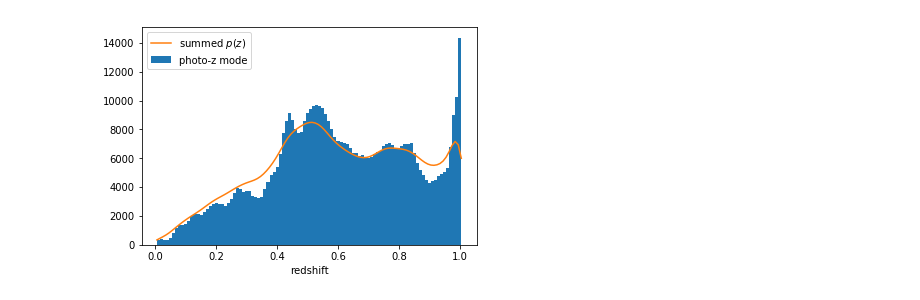
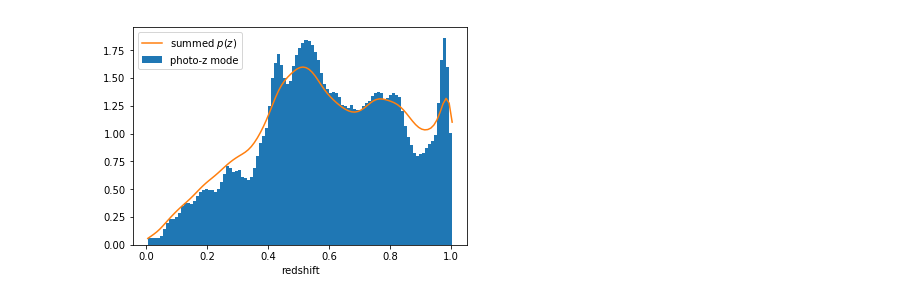
Before and after one commit to LSSTDESC/DC2-LSS, a Jupyter notebook: select_sample_pz.ipynb, the cells around one changed output. Drawn from its saved outputs; the diff is of its cells as text; code cells hidden in the pictures.

```diff
--- a/select_sample_pz.ipynb
+++ b/select_sample_pz.ipynb
@@ -9,0 +77,8 @@ import matplotlib.pyplot as plt
+# %%
+# pz distribution of the data cut
+def plot_pz(data_cut, bin_centers):
+    sumpdf = np.sum(data_cut['photoz_pdf'], axis=0)
+    plt.hist(data_cut['photoz_mode'], len(bin_centers), density=True, label="photo-z mode");
+    plt.plot(bin_centers, sumpdf/np.sum(sumpdf)*len(bin_centers), label="summed $p(z)$");
+    plt.xlabel("redshift");
+    plt.legend(loc='upper left');
@@ -85,8 +97,0 @@ def flux_mask(data_cut):
-# %%
-# pz distribution of the data cut
-def plot_pz(data_cut, bin_centers):
-    sumpdf = np.sum(data_cut['photoz_pdf'][flux_mask(data_cut)],axis=0)
-    plt.hist(data_cut['photoz_mode'][flux_mask(data_cut)], 100, label="photo-z mode");
-    plt.plot(bin_centers, sumpdf,label="summed $p(z)$");
-    plt.xlabel("redshift");
-    plt.legend(loc='upper left');
@@ -104,9 +98,19 @@ def nobj_map(ra, dec, nsideSparse):
 # %%
 snrs = ['snr_%s_cModel'%band for band in bands]
-mags = ['mag_%s_cModel'%band for band in bands]
+mags = ['mag_i_cModel']
 # %%
 # Loads the data after cut
-data_cut = catalog.get_quantities(['ra', 'dec', 'photoz_pdf', 'photoz_mode'] + snrs + mags,
+data_cut1 = catalog.get_quantities(['ra', 'dec', 'photoz_pdf', 'photoz_mode'] + snrs + mags,
                                   filters = standard_cuts+snrnan_cut+magnan_cut
-                                  +blend_cut+depth_cut+gal_cut
+                                  +blend_cut+depth_cut+gal_cut+flux_cut
                                  )
+data_cut2 = catalog.get_quantities(['ra', 'dec', 'photoz_pdf', 'photoz_mode'] + snrs + mags,
+                                  filters = strict_cuts+snrnan_cut+magnan_cut
+                                  +blend_cut+depth_cut+gal_cut+flux_cut
+                                 )
+data_cut3 = catalog.get_quantities(['ra', 'dec', 'photoz_pdf', 'photoz_mode'] + snrs + mags,
+                                  filters = standard_cuts+snrnan_cut+magnan_cut
+                                 )
+data_cut4 = catalog.get_quantities(['ra', 'dec', 'photoz_pdf', 'photoz_mode'] + snrs + mags,
+                                  filters = strict_cuts+snrnan_cut+magnan_cut
+                                 )
@@ -119,4 +134,4 @@ len(ra)
 # %%
-plot_pz(data_cut, catalog.photoz_pdf_bin_centers)
+plot_pz(data_cut1, catalog.photoz_pdf_bin_centers)
 # %% [output]
-[figure, old version]
+[figure, new version]
```
Also changed, not shown: parts of 11 cells of this notebook.
